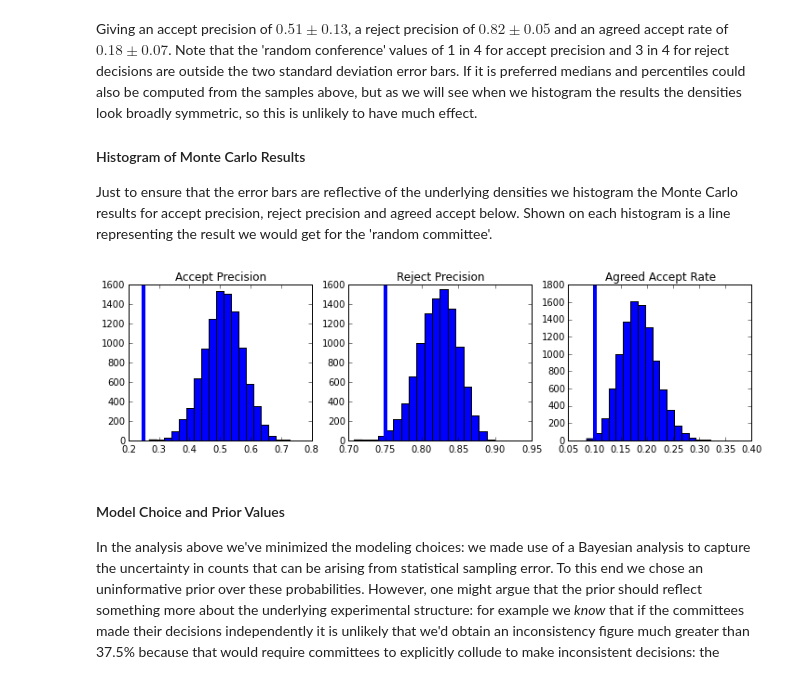
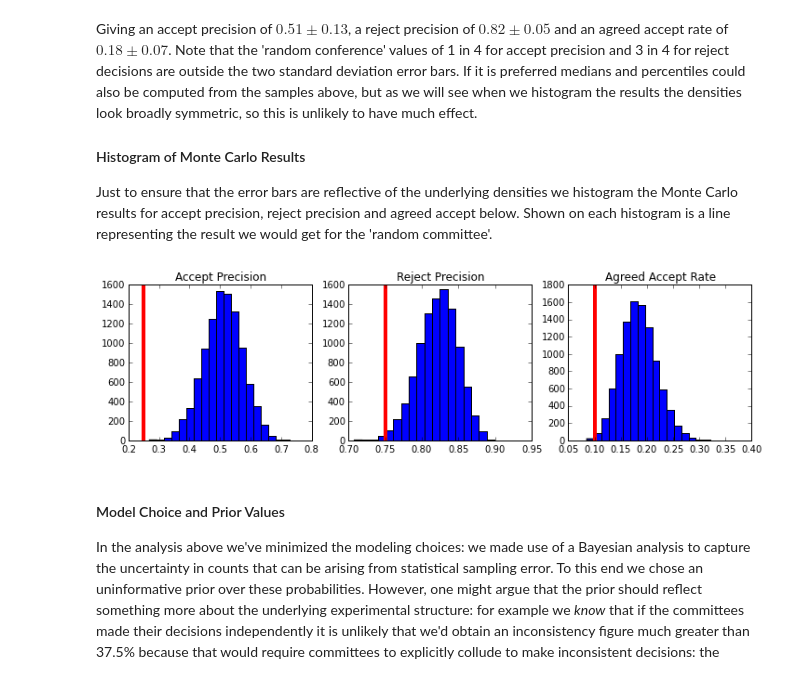
Before and after one commit to sods/neurips2014, a Jupyter notebook: The NIPS Experiment.ipynb, the cells around one changed output. Drawn from its saved outputs; the diff is of its cells as text; code cells hidden in the pictures.

```diff
--- a/The NIPS Experiment.ipynb
+++ b/The NIPS Experiment.ipynb
@@ -192,17 +190,17 @@ Just to ensure that the error bars are reflective of the underlying densities we
 # %%
 fig, ax = plt.subplots(1, 3, figsize=(12, 3))
 _ = ax[0].hist(ap, 20)
 _ = ax[0].set_title('Accept Precision')
-ax[0].axvline(0.25, linewidth=4)
+ax[0].axvline(0.25, linewidth=4, color='r')
 _ = ax[1].hist(rp, 20)
 _ = ax[1].set_title('Reject Precision')
-ax[1].axvline(0.75, linewidth=4)
+ax[1].axvline(0.75, linewidth=4, color='r')
 _ = ax[2].hist(aa, 20)
 _ = ax[2].set_title('Agreed Accept Rate')
-ax[2].axvline(0.10, linewidth=4)
-plt.savefig('ratio-distributions.pdf')
+ax[2].axvline(0.10, linewidth=4, color='r')
+fig.savefig('ratio-distributions.pdf')
 # %% [output]
-[figure, old version]
+[figure, new version]
 # %% [markdown]
 #### Model Choice and Prior Values
 
```
Also changed, not shown: parts of 2 cells of this notebook, 3 other files.
